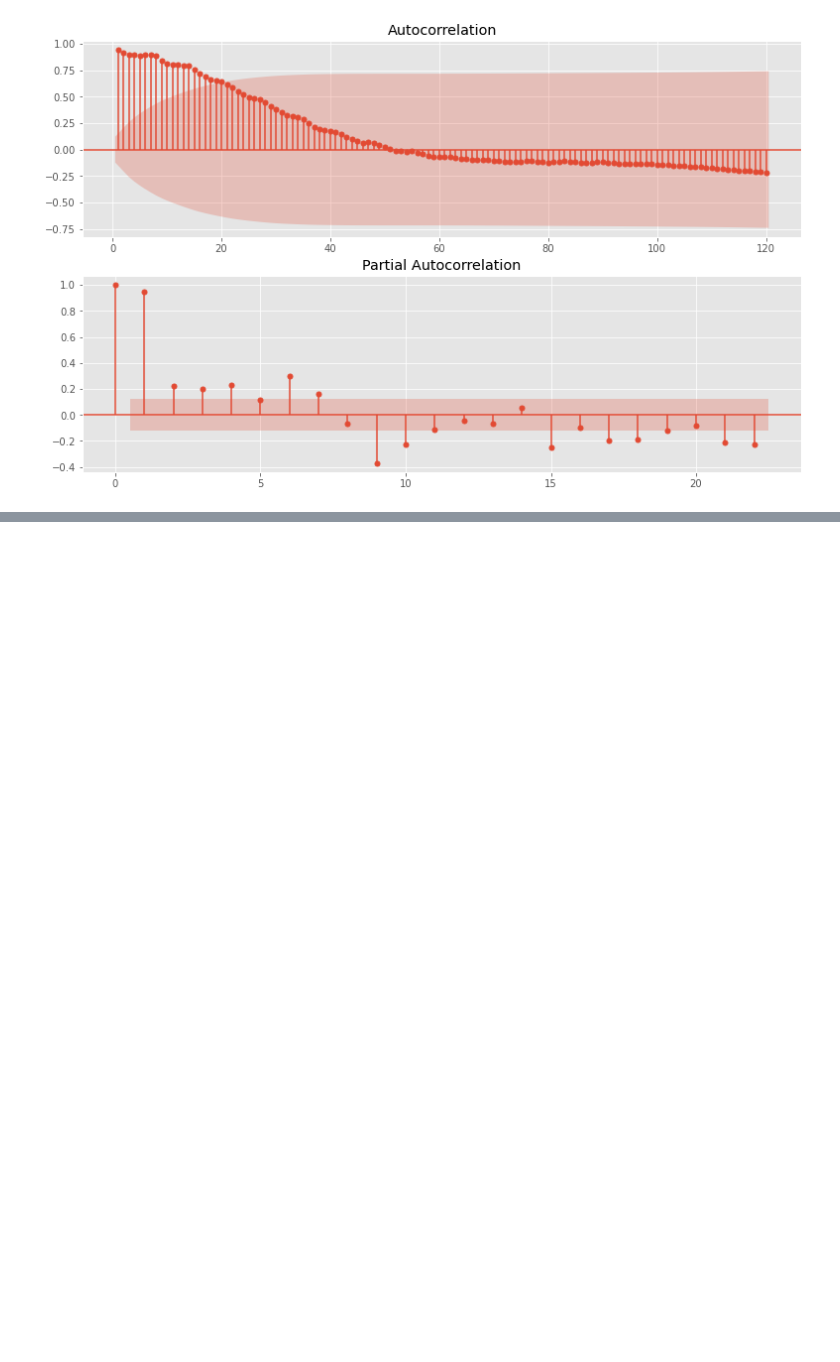
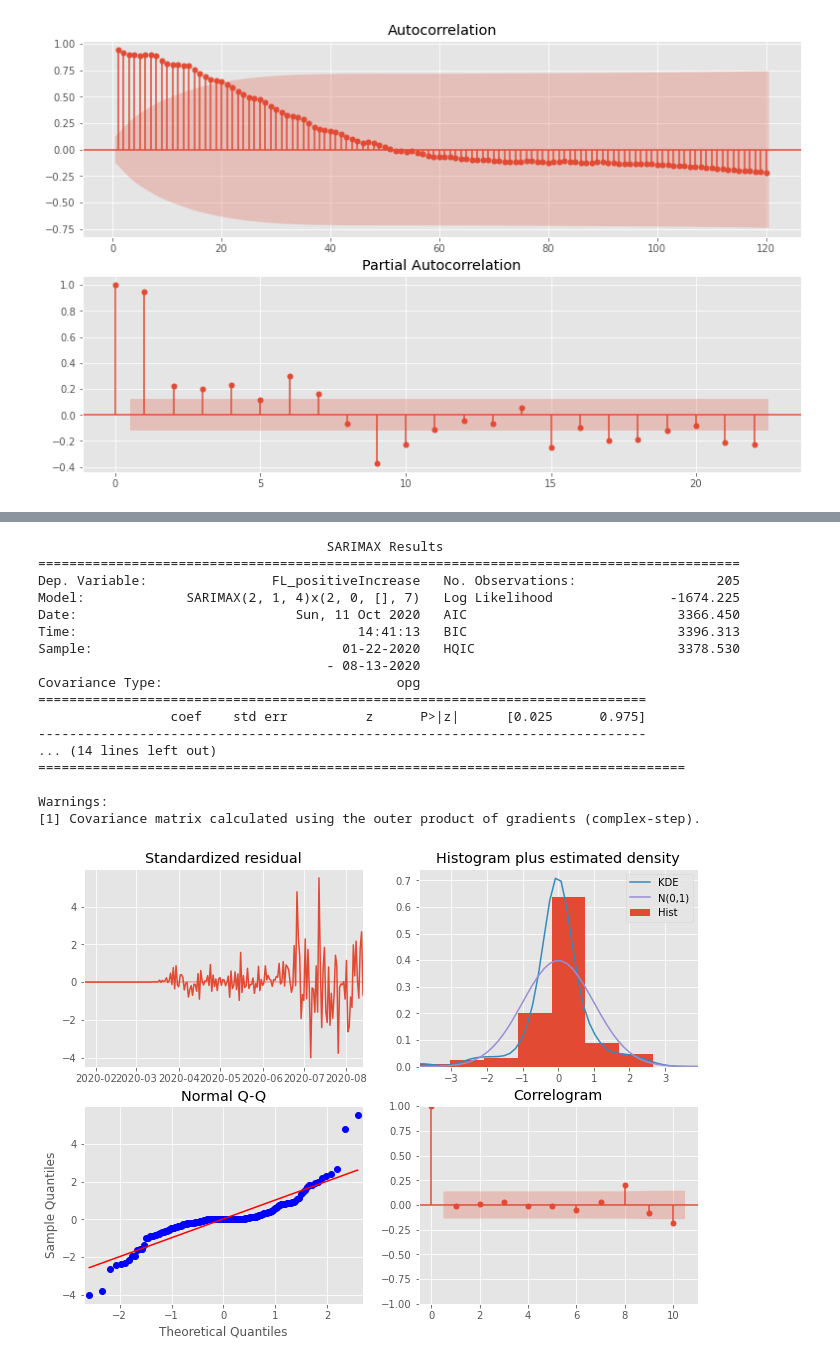
Before and after one commit to bmauss/COVID_Forecast, a Jupyter notebook: 3 ARIMA Modeling.ipynb, the cells around one changed output, grey strips where cells are left out. Cells and saved outputs as stored; diff of their text form; code cells hidden in the pictures; blank space fills up the shorter version.

Commit message:
finished all sarima models, need to move on to lstms, and analysis

```diff
--- a/3 ARIMA Modeling.ipynb
+++ b/3 ARIMA Modeling.ipynb
@@ -686,0 +711,23 @@ ca_results
+# %%
+pdq = (2, 1, 4)
+pdqs = (2, 0, 0, 7)
+train, test, results = fit_model(fl_train, fl_test, pdq=pdq, pdqs=pdqs)
+# %% [output]
+                                     SARIMAX Results
+==========================================================================================
+Dep. Variable:                FL_positiveIncrease   No. Observations:                  205
+Model:             SARIMAX(2, 1, 4)x(2, 0, [], 7)   Log Likelihood               -1674.225
+Date:                            Sun, 11 Oct 2020   AIC                           3366.450
+Time:                                    14:41:13   BIC                           3396.313
+Sample:                                01-22-2020   HQIC                          3378.530
+                                     - 08-13-2020
+Covariance Type:                              opg
+==============================================================================
+                 coef    std err          z      P>|z|      [0.025      0.975]
+------------------------------------------------------------------------------
+... (14 lines left out)
+===================================================================================
+
+Warnings:
+[1] Covariance matrix calculated using the outer product of gradients (complex-step).
+[figure, added]
```
Also changed, not shown: parts of 32 cells of this notebook.
